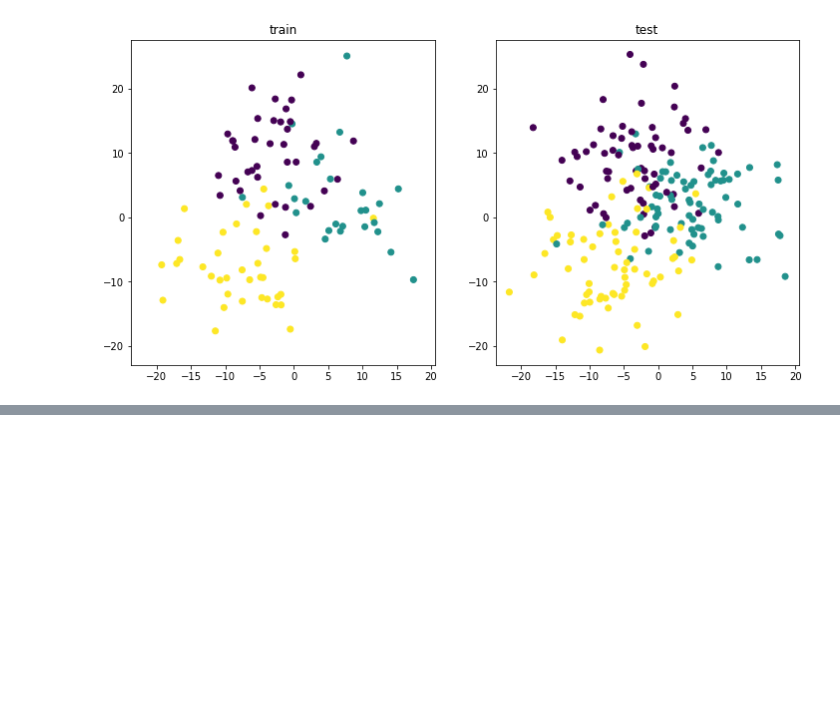
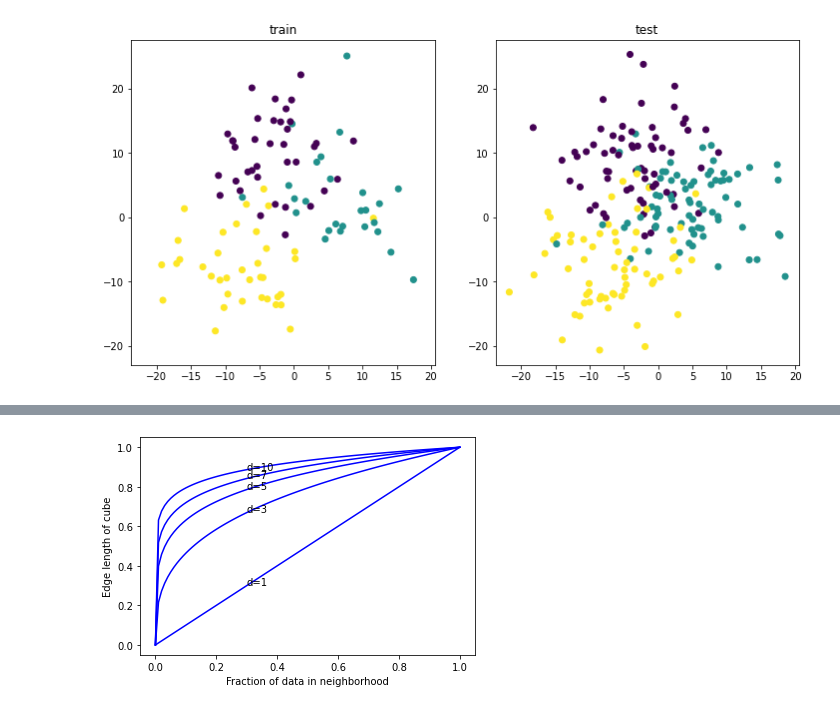
Before and after one commit to AlfonsJ/2024_07_31_PER2324, a Jupyter notebook: 05_kvec/5.01 K-vecinos más próximos.ipynb, the cells around one changed output, grey strips where cells are left out. Saved outputs shown, nothing was run; the diff lists cells and outputs as text; code cells hidden in the pictures; blank space fills up the shorter version.

```diff
--- a/05_kvec/5.01 K-vecinos más próximos.ipynb
+++ b/05_kvec/5.01 K-vecinos más próximos.ipynb
@@ -115,0 +122,14 @@ for i, K in enumerate(Ks):
+# %%
+import numpy as np
+import matplotlib.pyplot as plt
+
+ds = [1., 3., 5., 7., 10.]
+s = np.linspace(0, 1, 100)
+for d in ds:
+  y = s ** (1 / d)
+  plt.plot(s, y, 'b-')
+  plt.text(0.3, 0.3**(1/d), 'd=%d' % d)
+  plt.xlabel('Fraction of data in neighborhood')
+  plt.ylabel('Edge length of cube')
+# %% [output]
+[figure, added]
```
Also changed, not shown: parts of 2 cells of this notebook.
